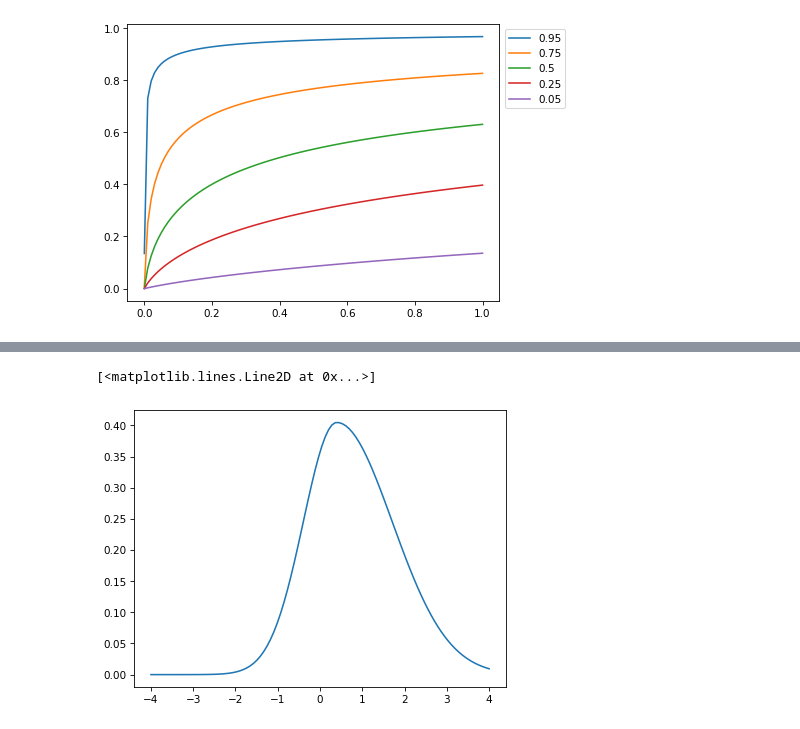
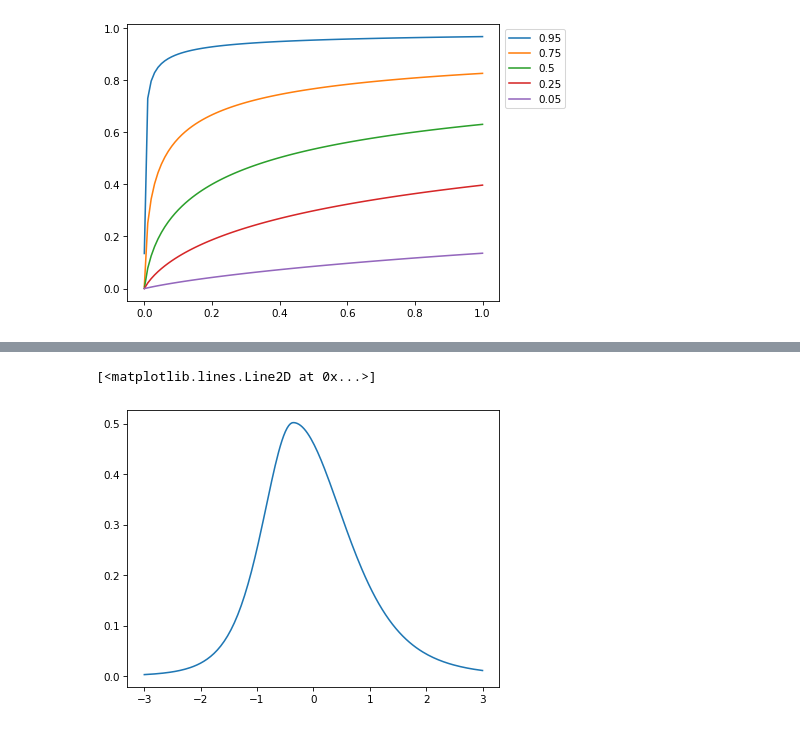
Before and after one commit to sorensenj50/Copula-Package, a Jupyter notebook: Notebook.ipynb, the cells around one changed output, grey strips where cells are left out. Cells and saved outputs as stored; diff of their text form; code cells hidden in the pictures.

Commit message:
Finished initial implementation of Hansen 1994

```diff
--- a/Notebook.ipynb
+++ b/Notebook.ipynb
@@ -147,8 +119,58 @@ def skew_generalized_t(x, mu, sigma, lam, p, q):
-# %%
-f, ax = plt.subplots()
-
-pdf = skew_generalized_t(x_range, 0, 1, -0.25, 2, 1000)
-ax.plot(x_range, pdf)
-# %% [output]
-[<matplotlib.lines.Line2D at 0x...>]
-[figure, removed]
+# %%
+def skew_student_t(z, eta, lam):
+    const_C = gamma((eta + 1) / 2) / (np.sqrt(np.pi * (eta - 2)) * gamma(eta / 2))
+    const_A = 4 * lam * const_C * (eta - 2) / (eta - 1)
+    const_B = np.sqrt(1 + 3 * (lam**2) - (const_A ** 2))
+    denom = np.where(z < -const_A/const_B, 1 - lam, 1 + lam)
+    return const_B * const_C * np.power((1 + 1/(eta -2) * np.square((const_B * z + const_A)/denom)), -(eta+1)/2)
+
+
+def sktcdf(z,nu,_lambda):
+    '''
+    % sktcdf(z,nu,lambda)
+    % z      = Random Variable value (Between -inf and inf)
+    % nu     = Kurtosis Parameter (>2 to inf)
+    % lambda = Assymetry Parameter (-1 to 1)
+    %
+    % returns u = random Variable (between 0 and 1)
+    %
+    % Calculates the CDF for the skewed Student-t. Hansen (1994) version.
+    % Author: Tino Contino
+    % Date:   2 May 2021
+    '''
+
+    z  = np.atleast_1d(z)
+
+    c = gamma((nu+1)/2)/(np.sqrt(np.pi*(nu-2))*gamma(nu/2))
+    a = 4*_lambda*c*((nu-2)/(nu-1))
+    b = np.sqrt(1 + 3 * _lambda**2 - a**2)
+
+    limit_variable = -a/b
+    lt = z < limit_variable
+    gt = z >= limit_variable
+
+
+
+    y_1 = (b*z+a) / (1-_lambda) * np.sqrt(nu/(nu-2))
+    y_2 = (b*z+a) / (1+_lambda) * np.sqrt(nu/(nu-2))
+
+    pdf1 = (1-_lambda) * stats.t.cdf(y_1, nu)
+    pdf2 = (1-_lambda)/2 + (1+_lambda) * (stats.t.cdf(y_2, nu)-0.5)
+
+    u = z.copy()
+
+    u[lt] = pdf1[lt]
+    u[gt] = pdf2[gt]
+
+    return u
+
+x_range = np.linspace(-3, 3, 200)
+
+marginal = marginals.StandardSkewedT(5, 0.25)
+
+pdf = skew_student_t(x_range, 5, 0.25)
+f, ax = plt.subplots()
+ax.plot(x_range, pdf)
+# %% [output]
+[<matplotlib.lines.Line2D at 0x...>]
+[figure, added]
```
Also changed, not shown: parts of 17 cells of this notebook, 1 other file.
